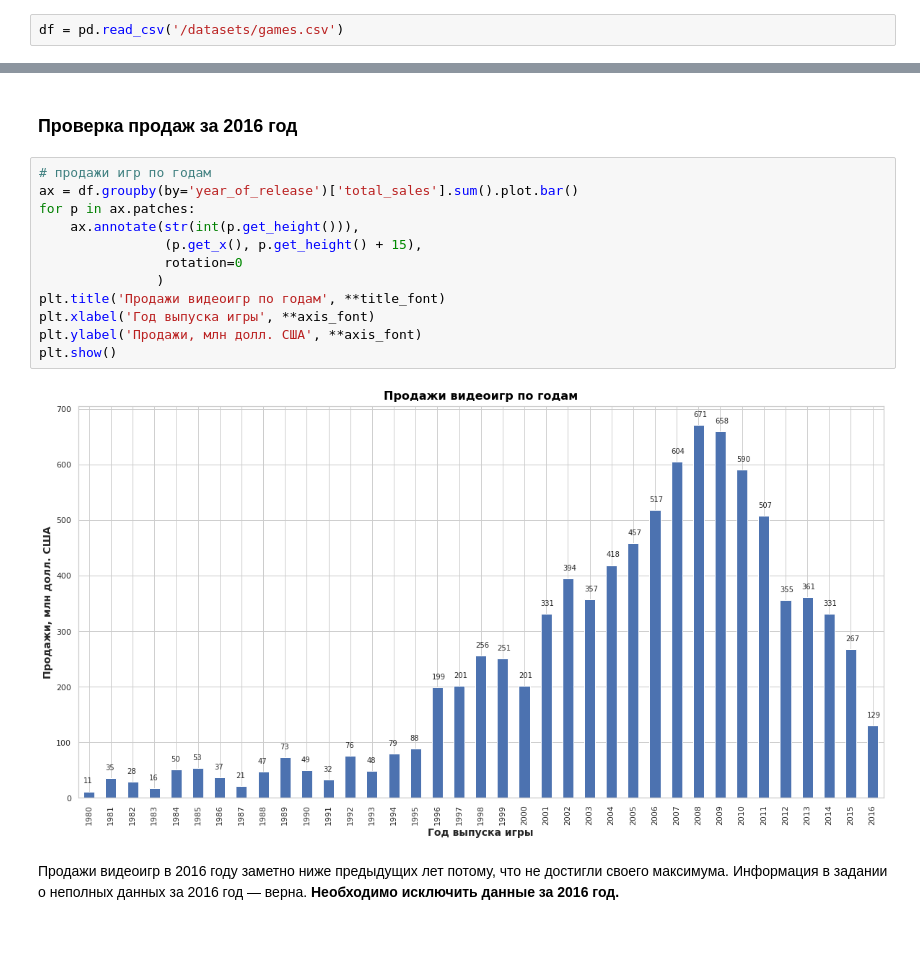
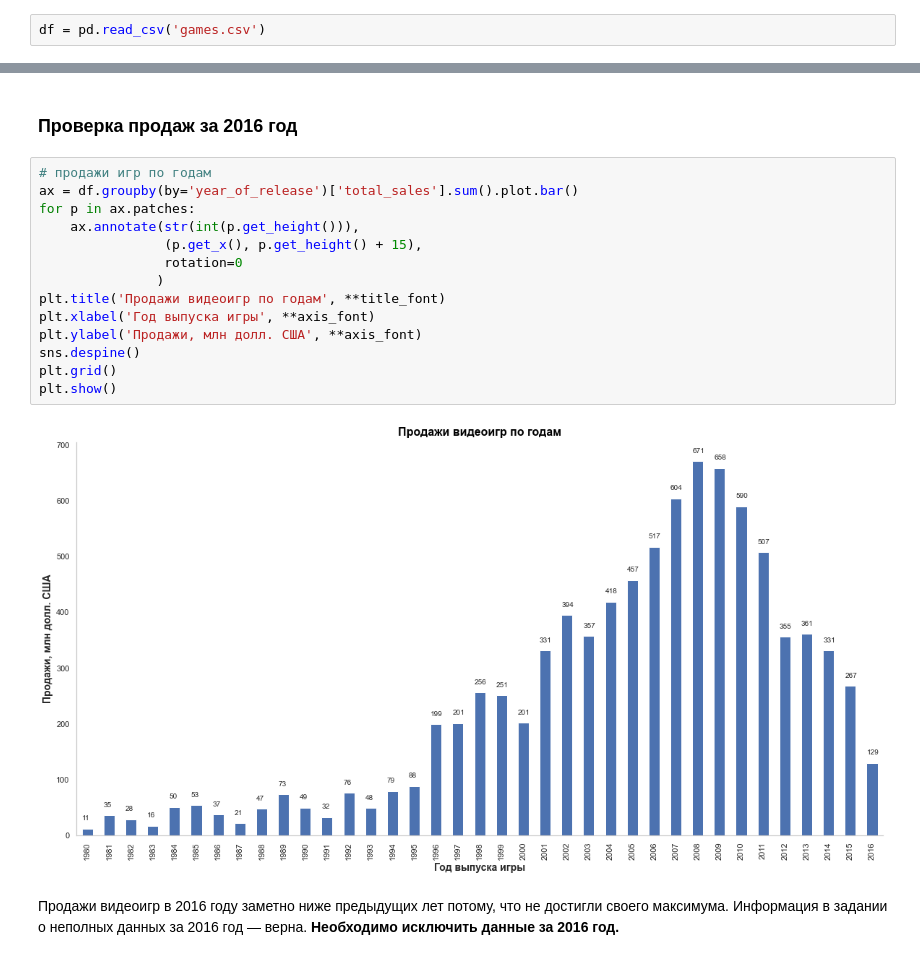
Before and after one commit to maksim-a-baranov/yandex_praktikum_data_analyst, a Jupyter notebook: 04_games_sales/04_games_sales.ipynb, the cells around one changed output, grey strips where cells are left out. Drawn from its saved outputs; the diff is of its cells as text.

```diff
--- a/04_games_sales/04_games_sales.ipynb
+++ b/04_games_sales/04_games_sales.ipynb
@@ -89,5 +84,5 @@ pd.options.display.float_format = '{:,.1f}'.format
 # %%
-df = pd.read_csv('/datasets/games.csv')
+df = pd.read_csv('games.csv')
 # %%
 df.info()
 # %% [output]
@@ -165,17 +148,19 @@ df['total_sales'] = df['na_sales'] + df['eu_sales'] + df['jp_sales'] + df['other
 # %%
 # продажи игр по годам
 ax = df.groupby(by='year_of_release')['total_sales'].sum().plot.bar()
 for p in ax.patches:
     ax.annotate(str(int(p.get_height())),
                 (p.get_x(), p.get_height() + 15),
                 rotation=0
                )
 plt.title('Продажи видеоигр по годам', **title_font)
 plt.xlabel('Год выпуска игры', **axis_font)
 plt.ylabel('Продажи, млн долл. США', **axis_font)
+sns.despine()
+plt.grid()
 plt.show()
 # %% [output]
-[figure, old version]
+[figure, new version]
 # %% [markdown]
 Продажи видеоигр в 2016 году заметно ниже предыдущих лет потому, что не достигли своего максимума. Информация в задании о неполных данных за 2016 год — верна. __Необходимо исключить данные за 2016 год.__
 # %%
```
Also changed, not shown: parts of 56 cells of this notebook, 2 other files.
